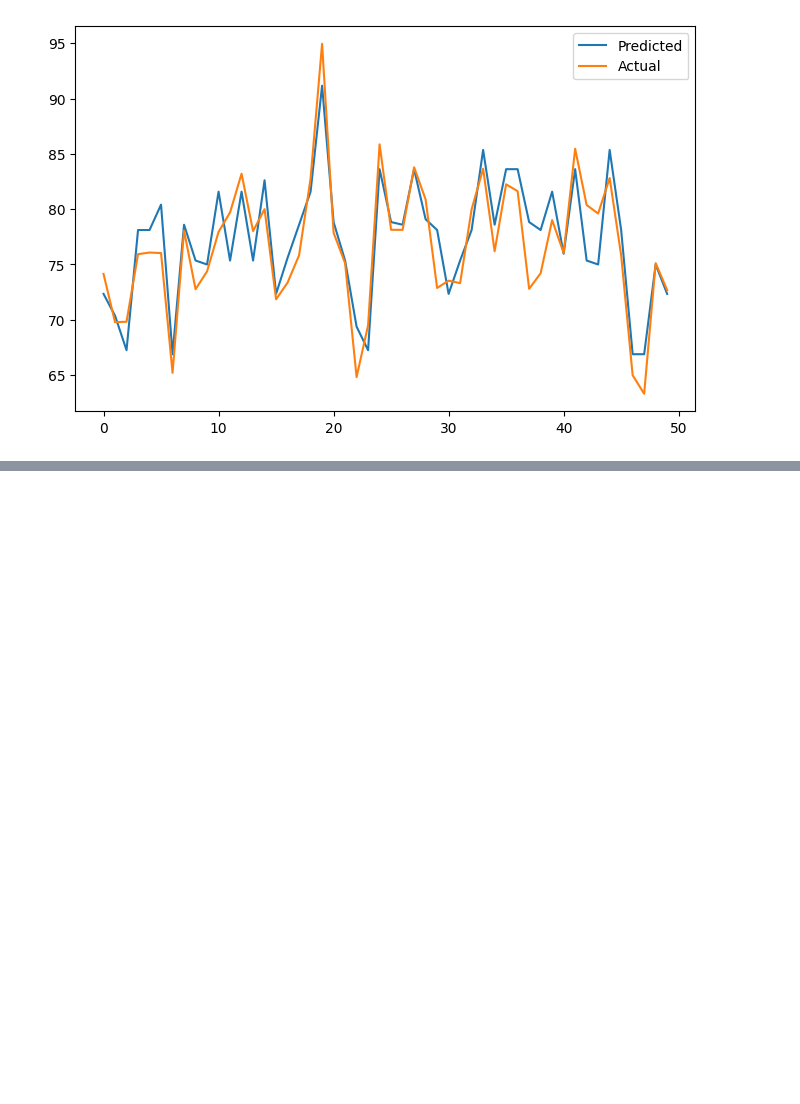
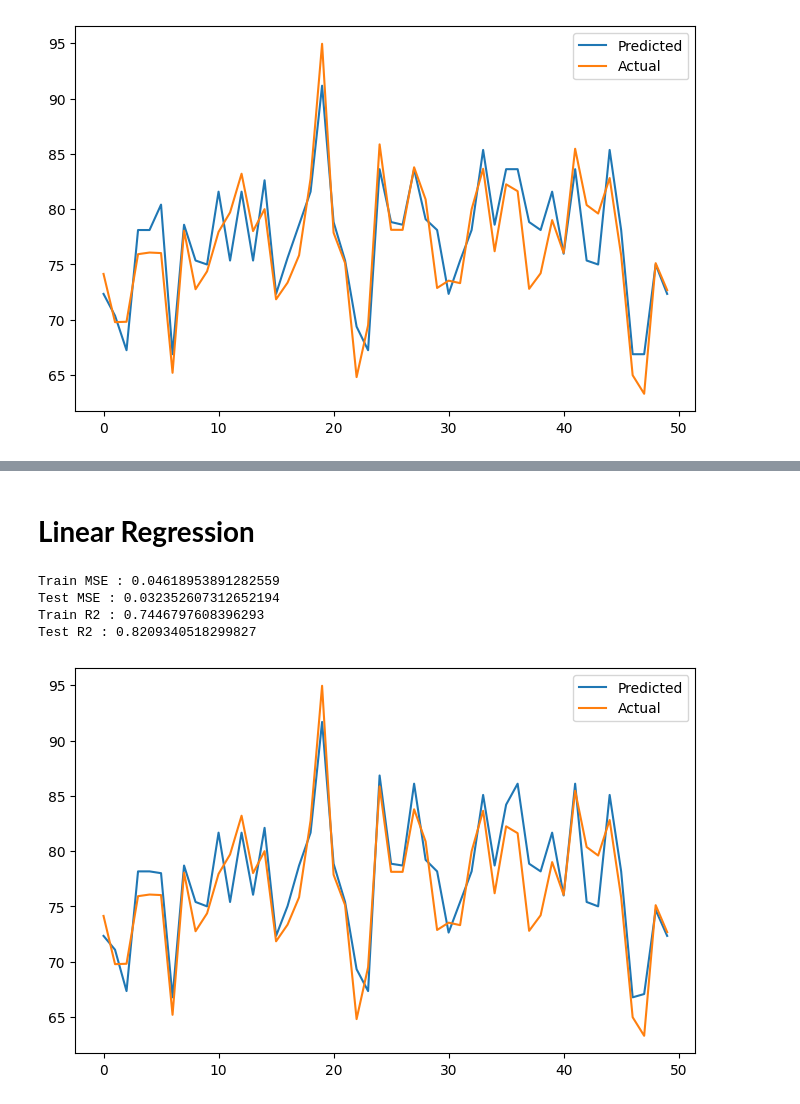
Before and after one commit to DeepakSingh1992/REGRESSION-PROJECT, a Jupyter notebook: Regression_analysis_on_Rossmann_Store_sales_Dataset_by_Deepak_Singh.ipynb, the cells around one changed output, grey strips where cells are left out. Saved outputs shown, nothing was run; the diff lists cells and outputs as text; code cells hidden in the pictures; blank space fills up the shorter version.

```diff
--- a/Regression_analysis_on_Rossmann_Store_sales_Dataset_by_Deepak_Singh.ipynb
+++ b/Regression_analysis_on_Rossmann_Store_sales_Dataset_by_Deepak_Singh.ipynb
@@ -1156,0 +1177,32 @@ plt.show()
+# %% [markdown]
+# **Linear Regression**
+# %%
+# Fitting Multiple Linear Regression to the Training set
+regressor = LinearRegression()
+regressor.fit(X_train, Y_train)
+
+# Calculating the training predictions
+y_pred_train = regressor.predict(X_train)
+
+# Predicting the Test set results
+y_pred = regressor.predict(X_test)
+
+# Evaluation Metrics
+print(f'Train MSE : {mean_squared_error(Y_train, y_pred_train)}')
+print(f'Test MSE : {mean_squared_error(Y_test, Y_pred)}')
+print(f'Train R2 : {r2_score(Y_train, y_pred_train)}')
+print(f'Test R2 : {r2_score(Y_test, Y_pred)}')
+# %% [output]
+Train MSE : 0.04618953891282559
+Test MSE : 0.032352607312652194
+Train R2 : 0.7446797608396293
+Test R2 : 0.8209340518299827
+# %%
+#plotting the the actual and predicted sales values
+plt.figure(figsize=(8,5))
+plt.plot((Y_pred[:50])**2)
+plt.plot(np.array((Y_test[:50])**2))
+plt.legend(["Predicted","Actual"])
+plt.show()
+# %% [output]
+[figure, added]
```
Also changed, not shown: parts of 4 cells of this notebook.
